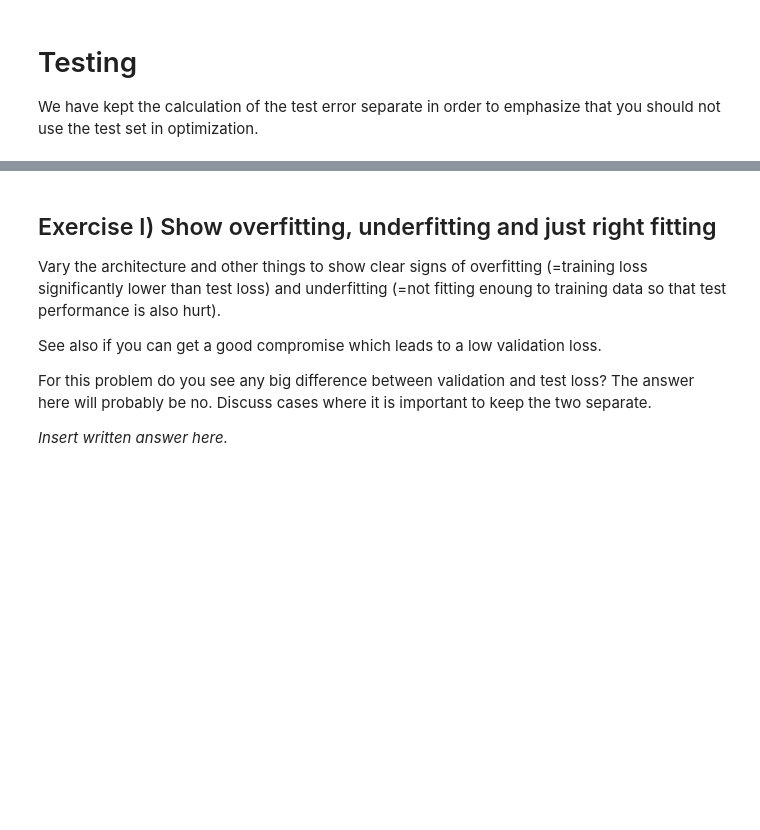
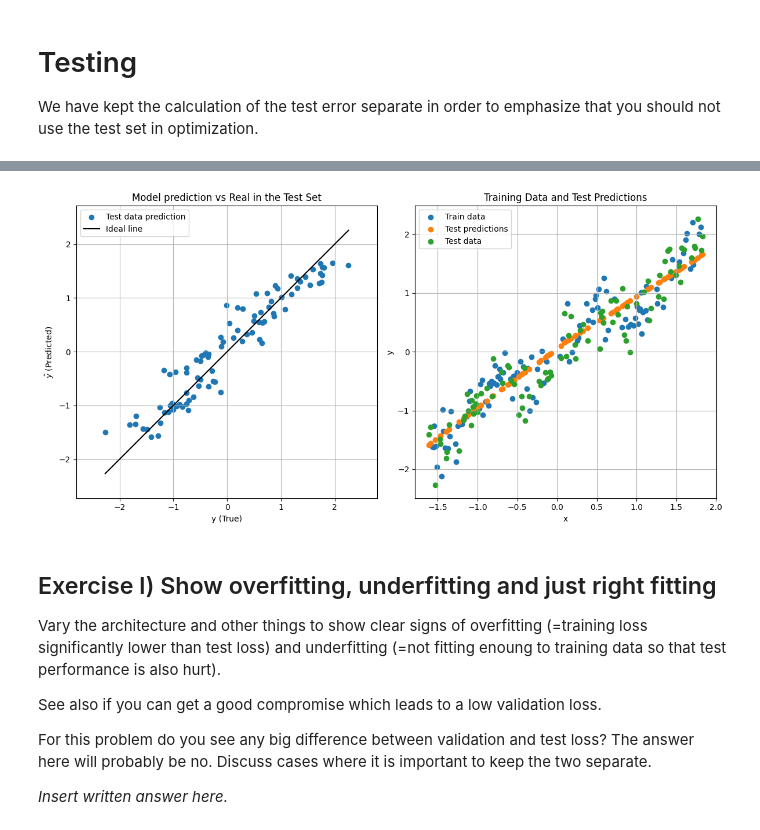
Before and after one commit to moskitoo/02456-deep-learning-with-PyTorch, a Jupyter notebook: 2_Feedforward_Python/2.1-EXE-FNN-AutoDif-Nanograd.ipynb, the cells around one changed output, grey strips where cells are left out. Cells and saved outputs as stored; diff of their text form; code cells hidden in the pictures; blank space fills up the shorter version.

```diff
--- a/2_Feedforward_Python/2.1-EXE-FNN-AutoDif-Nanograd.ipynb
+++ b/2_Feedforward_Python/2.1-EXE-FNN-AutoDif-Nanograd.ipynb
@@ -957,0 +969,3 @@ else:
+# %%
+plot_model_results(x_train, y_train, x_test, y_test, output_test, NN, D1=True)
+# %% [output]
@@ -958,3 +973,4 @@ else:
+[figure, added]
 # %% [markdown]
 ## Exercise l) Show overfitting, underfitting and just right fitting
 
```
Also changed, not shown: parts of 35 cells of this notebook.
